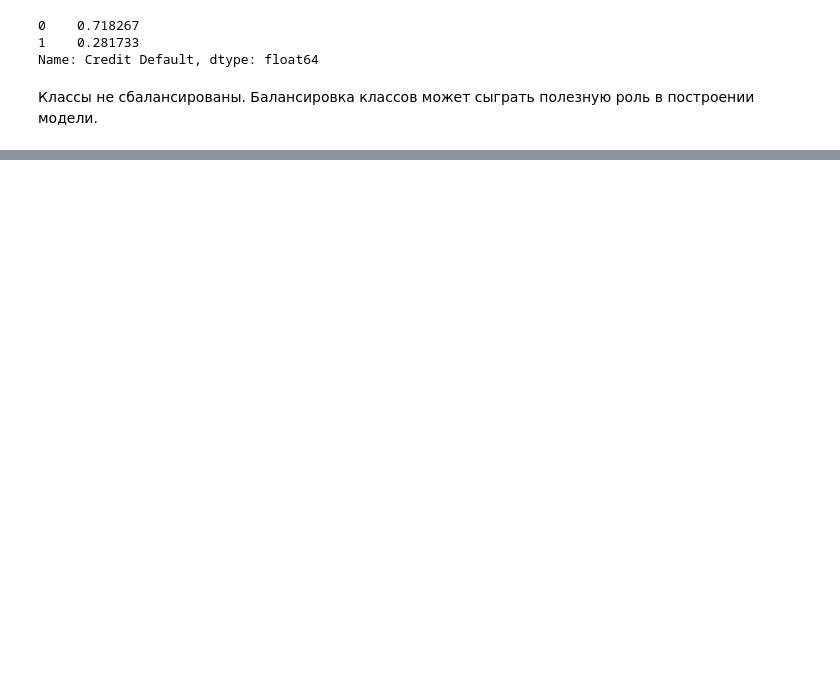
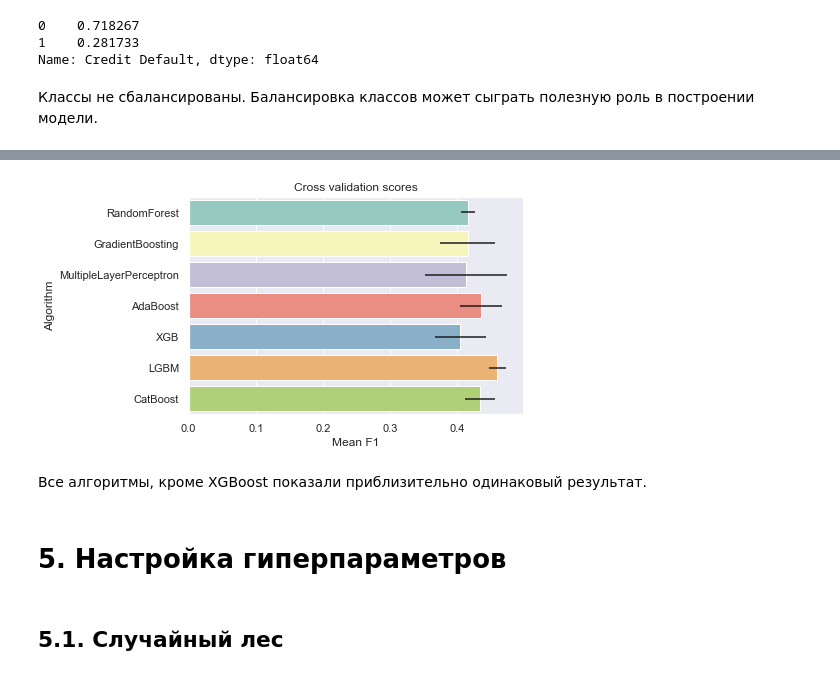
Before and after one commit to doksketch/to-give-or-not-to-give, a Jupyter notebook: credit_scoring.ipynb, the cells around one changed output, grey strips where cells are left out. Saved outputs shown, nothing was run; the diff lists cells and outputs as text; code cells hidden in the pictures; blank space fills up the shorter version.

```diff
--- a/credit_scoring.ipynb
+++ b/credit_scoring.ipynb
@@ -565,0 +657,2 @@ Name: Credit Default, dtype: float64
+# %%
+train_df.loc[train_df['Is_stable_employment'].isna(), 'Is_stable_employment'] = train_df['Is_stable_employment'].mode()[0]
@@ -565,0 +782,2 @@ Name: Credit Default, dtype: float64
+# %%
+cv = StratifiedKFold(n_splits=3, random_state=43, shuffle=True)
@@ -565,0 +830,29 @@ Name: Credit Default, dtype: float64
+# %%
+y = train_df['Credit Default']
+X = train_df[features].drop('Credit Default', axis=1)
+# %%
+%%time
+
+random_state = 18
+classifiers = []
+
+classifiers.append(RandomForestClassifier(random_state=random_state))
+classifiers.append(GradientBoostingClassifier(random_state=random_state))
+classifiers.append(MLPClassifier(random_state=random_state))
+classifiers.append(AdaBoostClassifier(random_state=random_state))
+classifiers.append(xgb.XGBClassifier(random_state=random_state))
+classifiers.append(lgbm.LGBMClassifier(random_state=random_state))
+classifiers.append(catb.CatBoostClassifier(random_state=random_state))
+
+cv_results = []
+for classifier in classifiers :
+    cv_results.append(cross_val_score(classifier, X, y = y, scoring = 'f1', cv = cv, n_jobs=-1))
+
+cv_means = []
+cv_std = []
+for cv_result in cv_results:
+    cv_means.append(cv_result.mean())
+    cv_std.append(cv_result.std())
+
+cv_res = pd.DataFrame({"CrossValMeans":cv_means,"CrossValerrors": cv_std,"Algorithm":[
+"RandomForest", "GradientBoosting","MultipleLayerPerceptron", "AdaBoost", "XGB", "LGBM", "CatBoost"]})
@@ -565,0 +861,12 @@ Name: Credit Default, dtype: float64
+# %%
+g = sns.barplot("CrossValMeans","Algorithm",data = cv_res, palette="Set3",orient = "h",**{'xerr':cv_std})
+g.set_xlabel("Mean F1")
+g = g.set_title("Cross validation scores")
+# %% [output]
+[figure, added]
+# %% [markdown]
+Все алгоритмы, кроме XGBoost показали приблизительно одинаковый результат.
+# %% [markdown]
+# <left>5. Настройка гиперпараметров<a class="anchor" id="analysis"></a><left>
+# %% [markdown]
+## 5.1. Случайный лес
```
Also changed, not shown: parts of 72 cells of this notebook.
